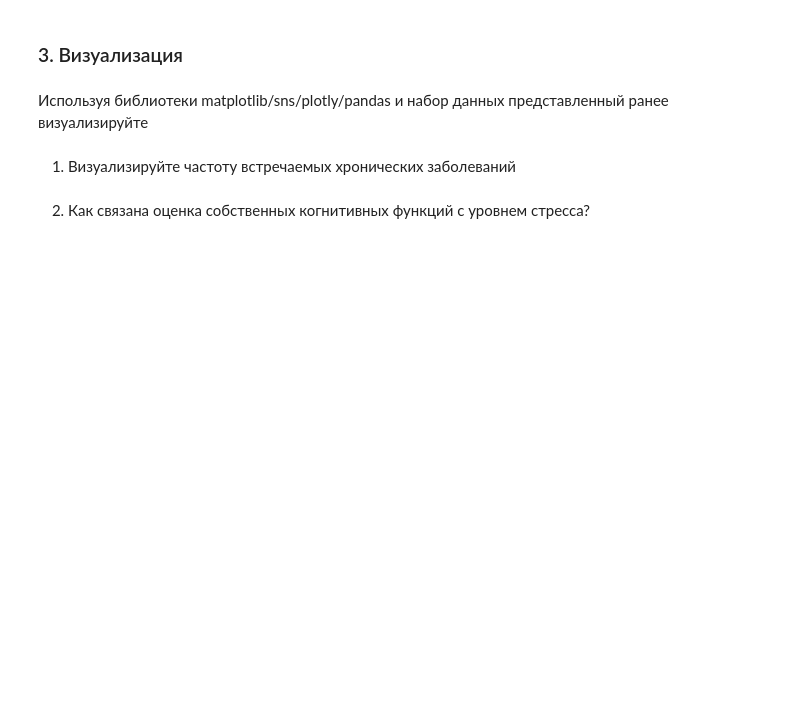
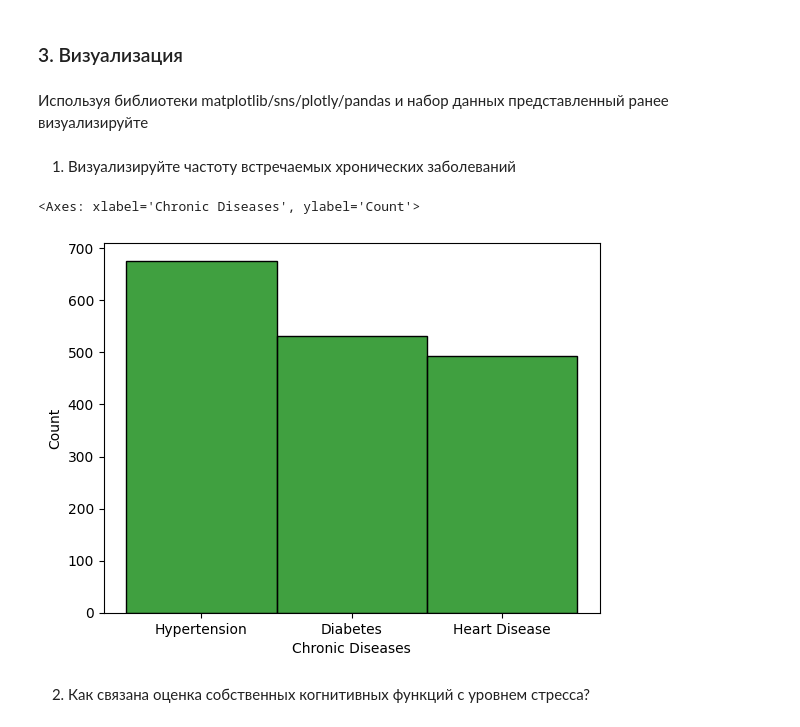
Before and after one commit to PouLou111/ML, a Jupyter notebook: Lab1_7.ipynb, the cells around one changed output. Drawn from its saved outputs; the diff is of its cells as text; code cells hidden in the pictures; blank space fills up the shorter version.

```diff
--- a/Lab1_7.ipynb
+++ b/Lab1_7.ipynb
@@ -405,2 +406,8 @@ Name: Chronic Diseases, Length: 3000, dtype: object
 # %% [markdown]
 9. Правда ли, что люди с высоким уровнем дохода имеют больший уровень физической активности, чем люди с низким доходом
+# %%
+pd.set_option('future.no_silent_downcasting', True)
+df['Physical Activity Level']= df['Physical Activity Level'].replace({'Low': 1, 'Moderate': 2, 'High': 3})
+high_income = df[df['Income Level'] == 'High']
+low_income = df[df['Income Level'] == 'Low']
+high_income['Physical Activity Level'].mean() > low_income['Physical Activity Level'].mean()
@@ -412,5 +426,12 @@ Name: Chronic Diseases, Length: 3000, dtype: object
 Используя библиотеки matplotlib/sns/plotly/pandas и набор данных представленный ранее визуализируйте
 # %% [markdown]
 1. Визуализируйте частоту встречаемых хронических заболеваний
+# %%
+import seaborn as sns
+import matplotlib.pyplot as plt
+sns.histplot(data=df, x='Chronic Diseases', color = 'green')
+# %% [output]
+<Axes: xlabel='Chronic Diseases', ylabel='Count'>
+[figure, added]
 # %% [markdown]
 2. Как связана оценка собственных когнитивных функций с уровнем стресса?
```
Also changed, not shown: parts of 17 cells of this notebook.
